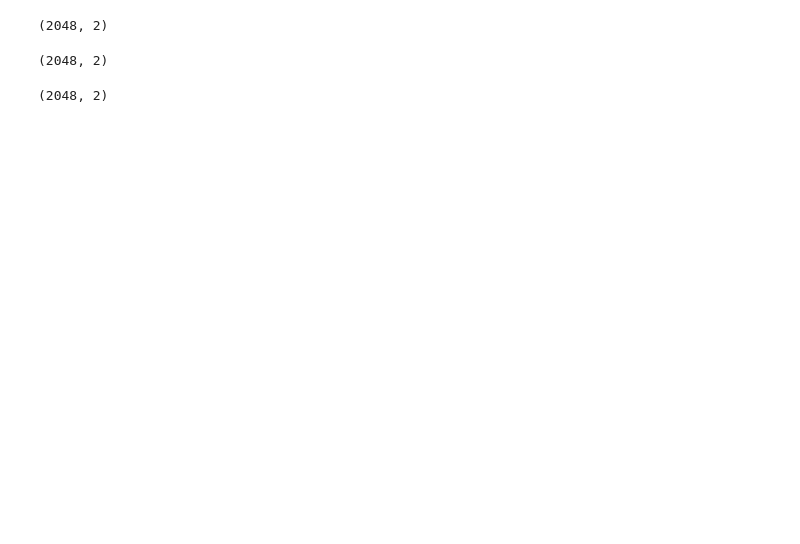
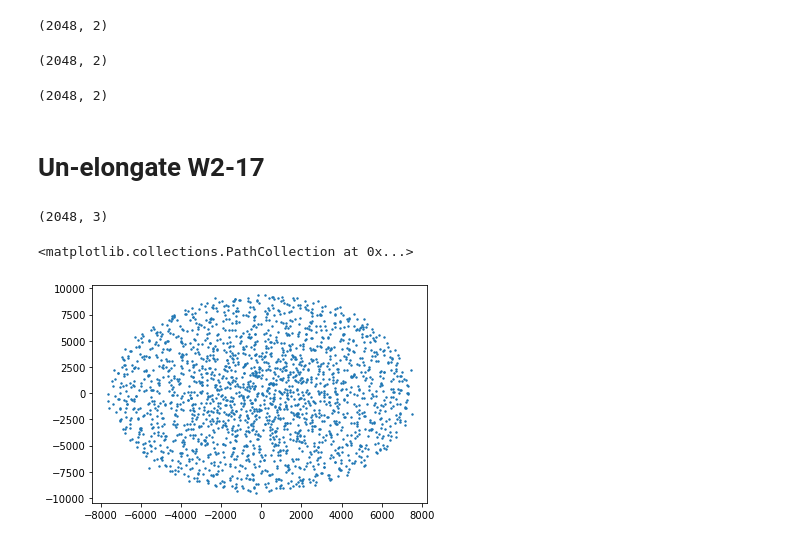
Before and after one commit to yupinghuang/sim-toolkit, a Jupyter notebook: notebooks/convert-dave-config.ipynb, the cells around one changed output. Drawn from its saved outputs; the diff is of its cells as text; code cells hidden in the pictures; blank space fills up the shorter version.

```diff
--- a/notebooks/convert-dave-config.ipynb
+++ b/notebooks/convert-dave-config.ipynb
@@ -26,3 +26,17 @@ convert('../20210326-configs/20210226AI.csv')
 convert('../20210326-configs/20210226W.csv')
 # %% [output]
 (2048, 2)
+# %% [markdown]
+# Un-elongate W2-17
+# %%
+xyr = np.loadtxt('/home/yuping/Downloads/W2-17-elong.csv', delimiter=' ')
+# %%
+xyr.shape
+# %% [output]
+(2048, 3)
+# %%
+%matplotlib inline
+plt.scatter(xyr[:,0], xyr[:,1], s=2)
+# %% [output]
+<matplotlib.collections.PathCollection at 0x...>
+[figure, added]
```
Also changed, not shown: parts of 8 cells of this notebook, 2 other files.
